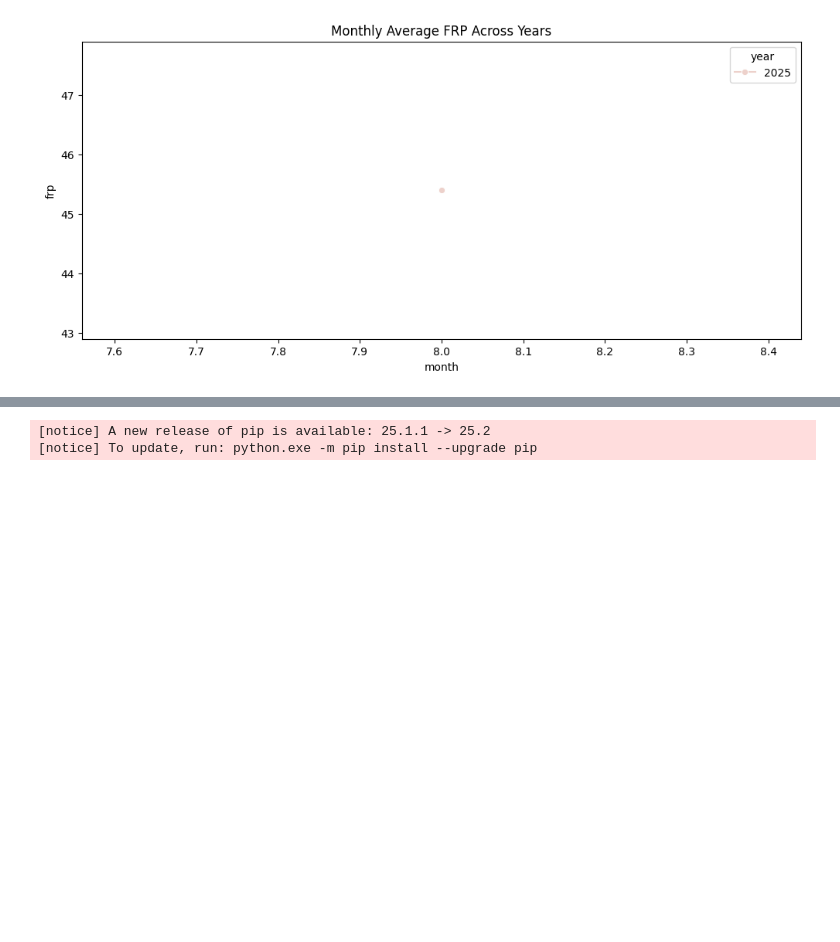
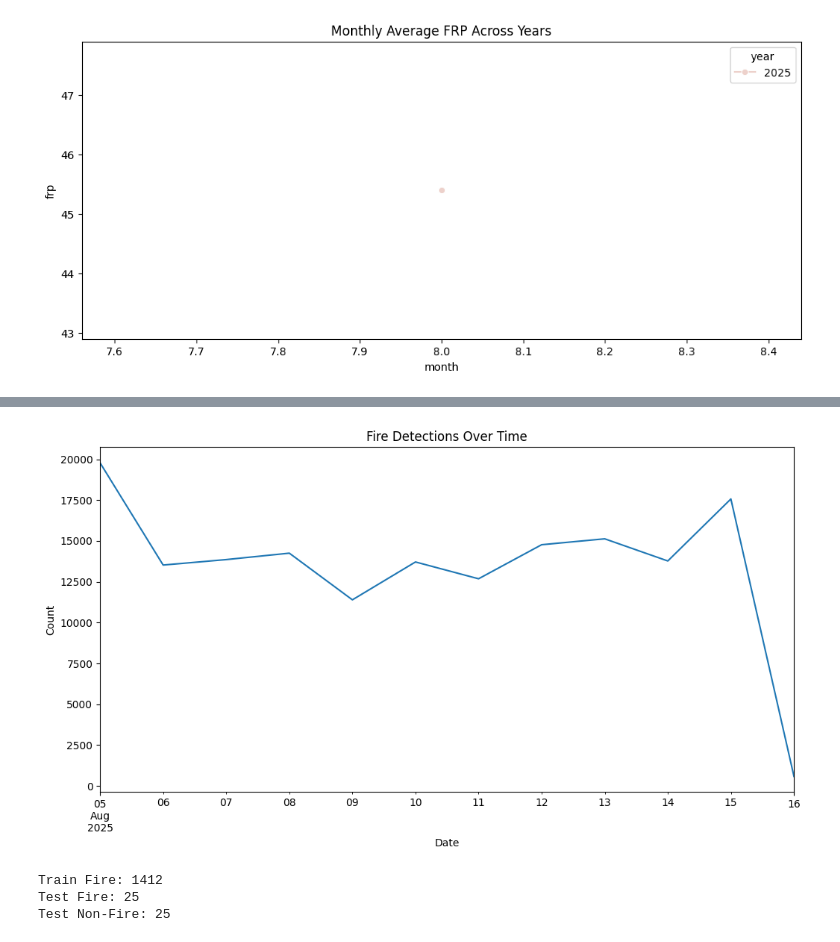
Before and after one commit to payalb24/ai-based-forest-fire-early-warning-system_using, a Jupyter notebook: notebooks/1_data_preprocessing.ipynb, the cells around one changed output, grey strips where cells are left out. Saved outputs shown, nothing was run; the diff lists cells and outputs as text; code cells hidden in the pictures; blank space fills up the shorter version.

Commit message:
Preprocessing of Fire images

```diff
--- a/notebooks/1_data_preprocessing.ipynb
+++ b/notebooks/1_data_preprocessing.ipynb
@@ -378,4 +378,12 @@ for _, row in satellite_df.sample(500).iterrows():  # sample for speed
                         fill=True).add_to(m)
 m.save("fire_map.html")
 # %%
+satellite_df['date'] = pd.to_datetime(satellite_df['acq_date'])
+fires_per_day = satellite_df.groupby('date').size()
+
+fires_per_day.plot(figsize=(12,6))
+plt.title("Fire Detections Over Time")
+plt.xlabel("Date")
+plt.ylabel("Count")
+plt.show()
 # %% [output]
@@ -399,2 +390 @@ Successfully installed branca-0.8.1 folium-0.20.0 xyzservices-2025.4.0
-[notice] A new release of pip is available: 25.1.1 -> 25.2
-[notice] To update, run: python.exe -m pip install --upgrade pip
+[figure, added]
@@ -400,0 +398,12 @@ Successfully installed branca-0.8.1 folium-0.20.0 xyzservices-2025.4.0
+# %%
+train_fire_path = "../data/Data/Train_Data/Fire"
+test_fire_path = "../data/Data/Test_Data/Fire"
+test_nonfire_path = "../data/Data/Test_Data/Non_Fire"
+
+print("Train Fire:", len(os.listdir(train_fire_path)))
+print("Test Fire:", len(os.listdir(test_fire_path)))
+print("Test Non-Fire:", len(os.listdir(test_nonfire_path)))
+# %% [output]
+Train Fire: 1412
+Test Fire: 25
+Test Non-Fire: 25
```
Also changed, not shown: parts of 2 cells of this notebook, 2 other files.
